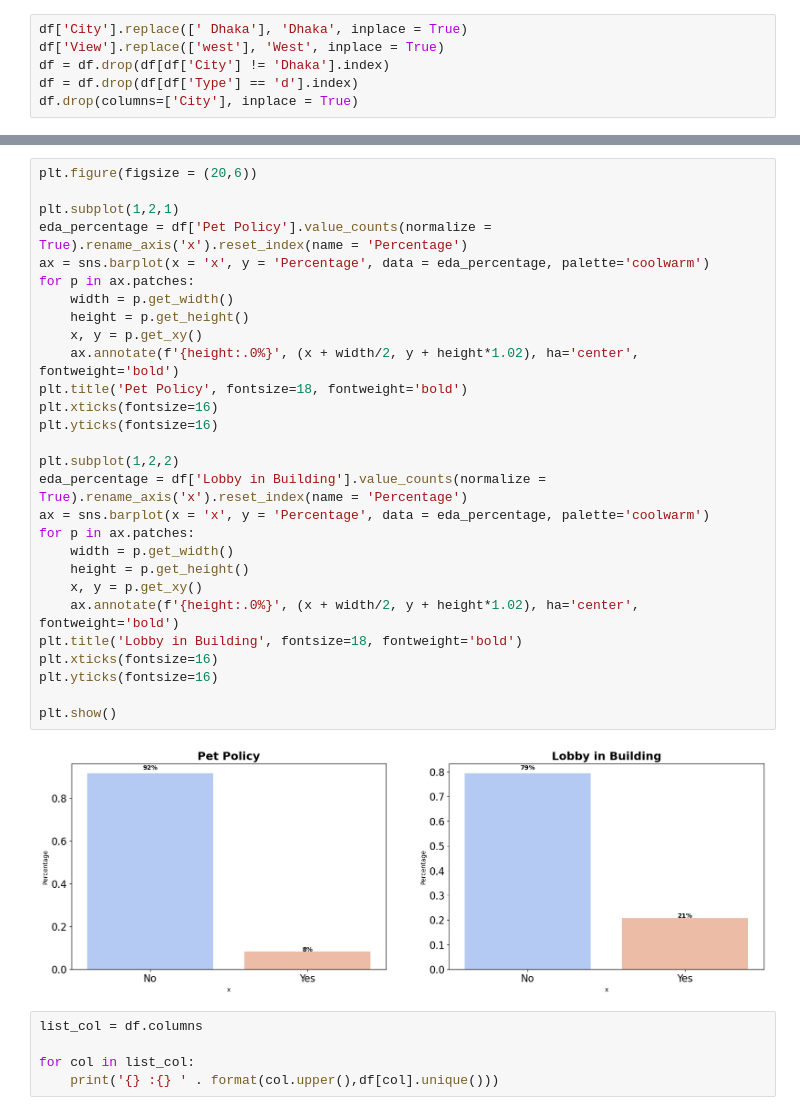
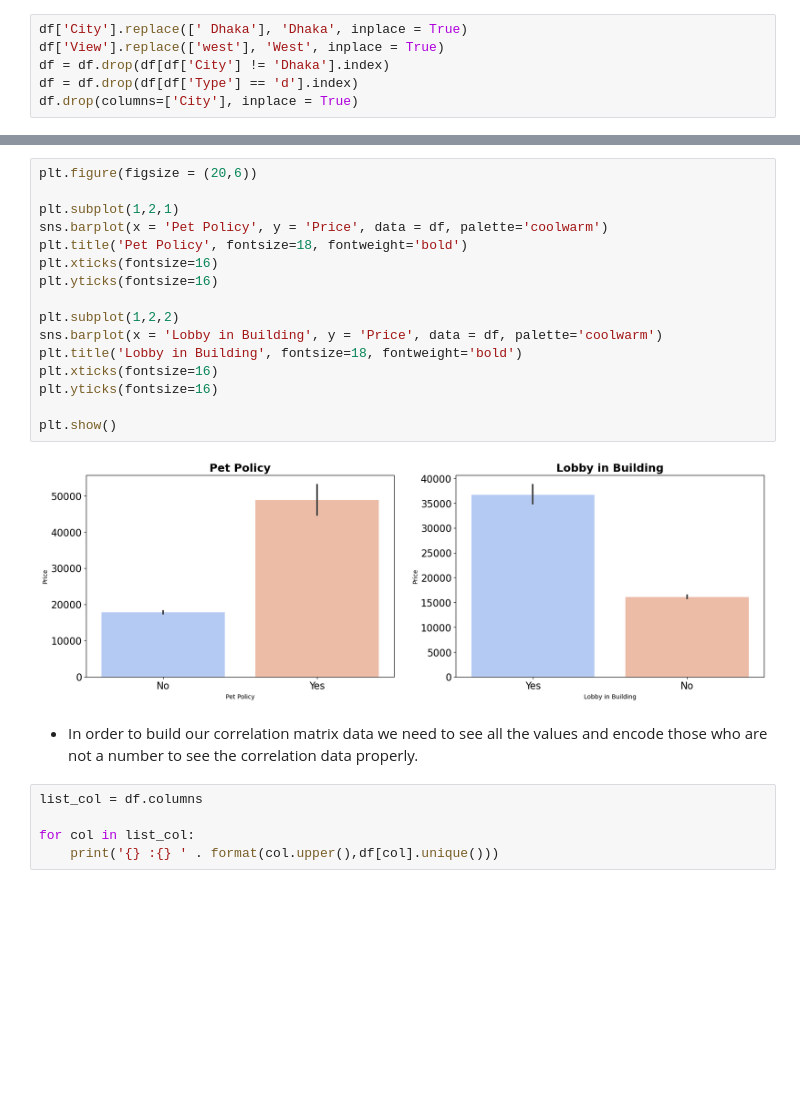
Before and after one commit to jhonnovax/House-Price-Prediction, a Jupyter notebook: house-price-prediction.ipynb, the cells around one changed output, grey strips where cells are left out. Saved outputs shown, nothing was run; the diff lists cells and outputs as text; blank space fills up the shorter version.

```diff
--- a/house-price-prediction.ipynb
+++ b/house-price-prediction.ipynb
@@ -354,33 +301,23 @@ plt.show()
 # %%
 plt.figure(figsize = (20,6))
 
 plt.subplot(1,2,1)
-eda_percentage = df['Pet Policy'].value_counts(normalize = True).rename_axis('x').reset_index(name = 'Percentage')
-ax = sns.barplot(x = 'x', y = 'Percentage', data = eda_percentage, palette='coolwarm')
-for p in ax.patches:
-    width = p.get_width()
-    height = p.get_height()
-    x, y = p.get_xy()
-    ax.annotate(f'{height:.0%}', (x + width/2, y + height*1.02), ha='center', fontweight='bold')
+sns.barplot(x = 'Pet Policy', y = 'Price', data = df, palette='coolwarm')
 plt.title('Pet Policy', fontsize=18, fontweight='bold')
 plt.xticks(fontsize=16)
 plt.yticks(fontsize=16)
 
 plt.subplot(1,2,2)
-eda_percentage = df['Lobby in Building'].value_counts(normalize = True).rename_axis('x').reset_index(name = 'Percentage')
-ax = sns.barplot(x = 'x', y = 'Percentage', data = eda_percentage, palette='coolwarm')
-for p in ax.patches:
-    width = p.get_width()
-    height = p.get_height()
-    x, y = p.get_xy()
-    ax.annotate(f'{height:.0%}', (x + width/2, y + height*1.02), ha='center', fontweight='bold')
+sns.barplot(x = 'Lobby in Building', y = 'Price', data = df, palette='coolwarm')
 plt.title('Lobby in Building', fontsize=18, fontweight='bold')
 plt.xticks(fontsize=16)
 plt.yticks(fontsize=16)
 
 plt.show()
 # %% [output]
-[figure, old version]
+[figure, new version]
+# %% [markdown]
+- In order to build our correlation matrix data we need to see all the values and encode those who are not a number to see the correlation data properly.
 # %%
 list_col = df.columns
 
```
Also changed, not shown: parts of 46 cells of this notebook.
